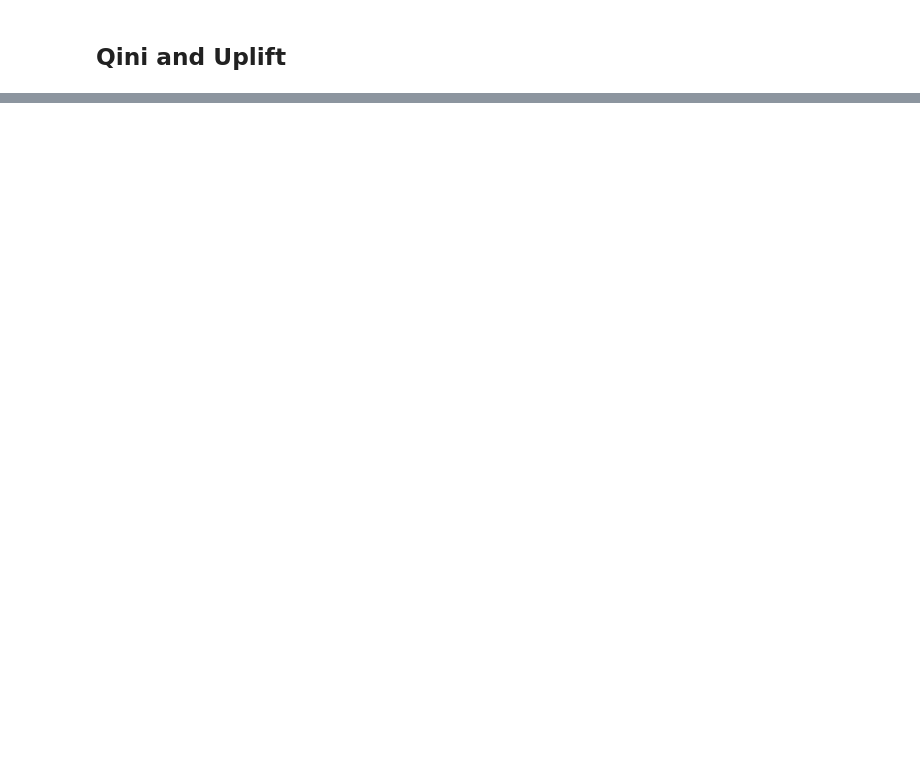
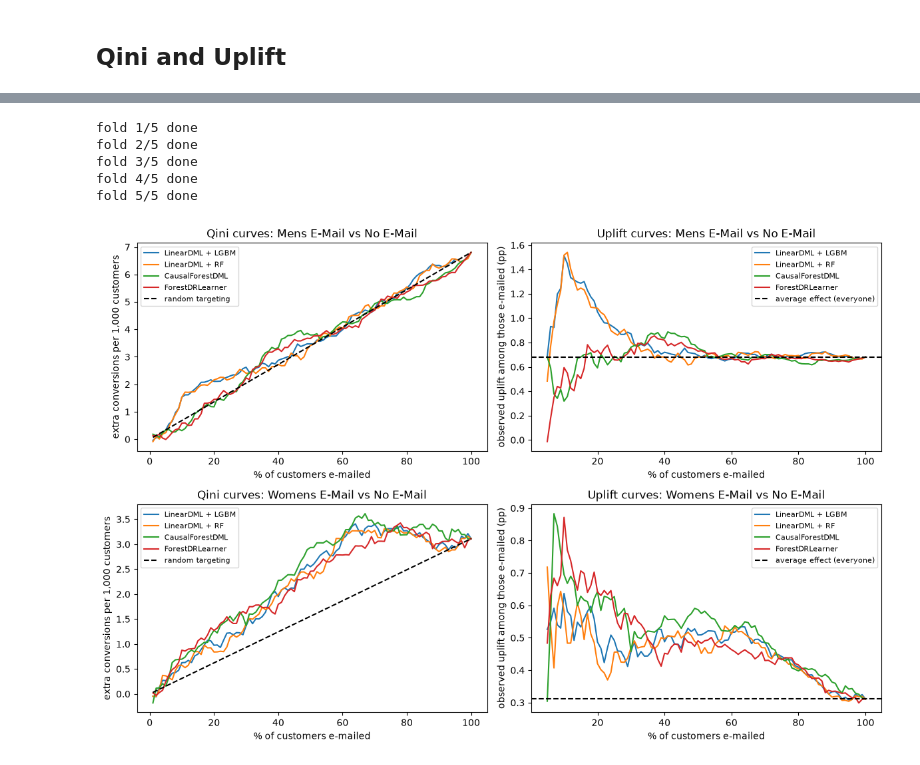
Before and after one commit to Sharathh-K/project, a Jupyter notebook: Notebooks/Double_ML_Model.ipynb, the cells around one changed output, grey strips where cells are left out. Drawn from its saved outputs; the diff is of its cells as text; code cells hidden in the pictures; blank space fills up the shorter version.

Commit message:
added model conclusion and Causal Audit

```diff
--- a/Notebooks/Double_ML_Model.ipynb
+++ b/Notebooks/Double_ML_Model.ipynb
@@ -650,3 +650,51 @@ compare_curves(models_out, reference="LinearDML + LGBM")
 | 5 | Womens E-Mail | LinearDML + RF | 0.860 | 0.110 | 1.743 | 0.032 | -0.014 | 0.071 |
 | 6 | Womens E-Mail | CausalForestDML | 0.154 | -0.727 | 1.013 | -0.674 | -1.678 | 0.244 |
 | 7 | Womens E-Mail | ForestDRLearner | 0.320 | -0.541 | 1.291 | -0.508 | -1.560 | 0.405 |
+# %%
+full = pd.concat([train, test], ignore_index=True)
+full_strata = np.char.add(full[OUTCOME_COL].astype(str), full[TREATMENT_COL].astype(str))
+
+model_factories = {
+    "LinearDML + LGBM": lambda: DMLPipeline(clone(preprocessor), LinearDML(
+        model_t=LGBMClassifier(**LGBM_PARAMS), model_y=LGBMClassifier(**LGBM_PARAMS),
+        discrete_outcome=True, discrete_treatment=True, cv=5, random_state=42),
+        FEATURE_COLS, TREATMENT_COL, OUTCOME_COL, CONTROL),
+    "LinearDML + RF": lambda: DMLPipeline(clone(preprocessor), LinearDML(
+        model_t=RandomForestClassifier(**RF_PARAMS), model_y=RandomForestClassifier(**RF_PARAMS),
+        discrete_outcome=True, discrete_treatment=True, cv=5, random_state=42),
+        FEATURE_COLS, TREATMENT_COL, OUTCOME_COL, CONTROL),
+    "CausalForestDML": lambda: DMLPipeline(clone(preprocessor), CausalForestDML(
+        model_t=LGBMClassifier(**LGBM_PARAMS), model_y=LGBMClassifier(**LGBM_PARAMS),
+        discrete_outcome=True, discrete_treatment=True, cv=5,
+        n_estimators=500, min_samples_leaf=200, honest=True, n_jobs=-1, random_state=42),
+        FEATURE_COLS, TREATMENT_COL, OUTCOME_COL, CONTROL),
+    "ForestDRLearner": lambda: DMLPipeline(clone(preprocessor), ForestDRLearner(
+        model_propensity=DummyClassifier(strategy="prior"), model_regression=LGBMRegressor(**LGBM_PARAMS),
+        cv=5, n_estimators=500, min_samples_leaf=200, n_jobs=-1, random_state=42),
+        FEATURE_COLS, TREATMENT_COL, OUTCOME_COL, CONTROL),
+}
+
+outer = StratifiedKFold(5, shuffle=True, random_state=7)
+oof_effects = {n: pd.DataFrame(index=full.index, columns=["ite_mens", "ite_womens"], dtype=float) for n in model_factories}
+for k, (tr_idx, va_idx) in enumerate(outer.split(full, full_strata), 1):
+    for name, make in model_factories.items():
+        pipe = make().fit(full.iloc[tr_idx])
+        oof_effects[name].iloc[va_idx] = pipe.effects(full.iloc[va_idx]).to_numpy()
+    print(f"fold {k}/5 done")
+
+oof_models = {}
+for name, e in oof_effects.items():
+    best = np.where(e.max(axis=1) > 0, np.where(e["ite_mens"] >= e["ite_womens"], "Mens E-Mail", "Womens E-Mail"), CONTROL)
+    oof_models[name] = e.assign(best_segment=best)
+# %% [output]
+fold 1/5 done
+fold 2/5 done
+fold 3/5 done
+fold 4/5 done
+fold 5/5 done
+# %%
+test_holdout, test = test, full
+compare_curves(oof_models, reference="LinearDML + LGBM")
+test = test_holdout
+# %% [output]
+[figure, added]
```
Also changed, not shown: parts of 2 cells of this notebook, 8 other files.
